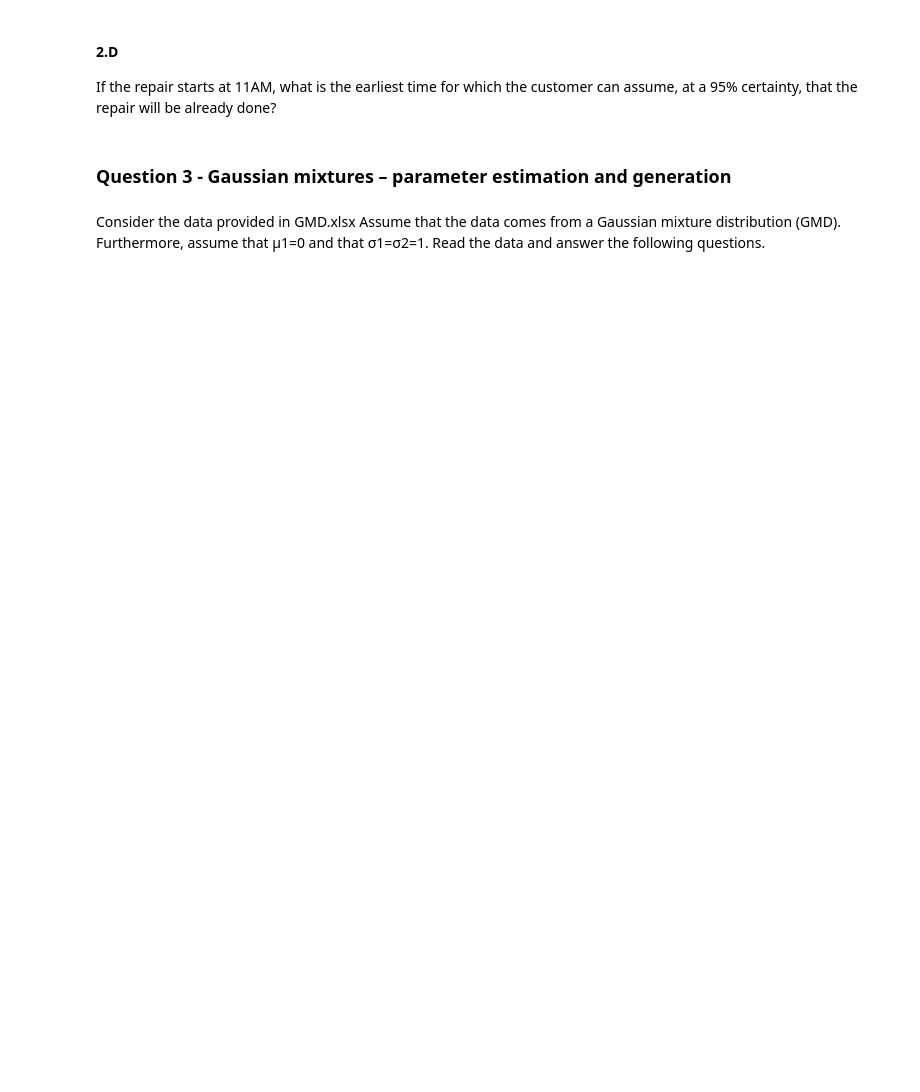
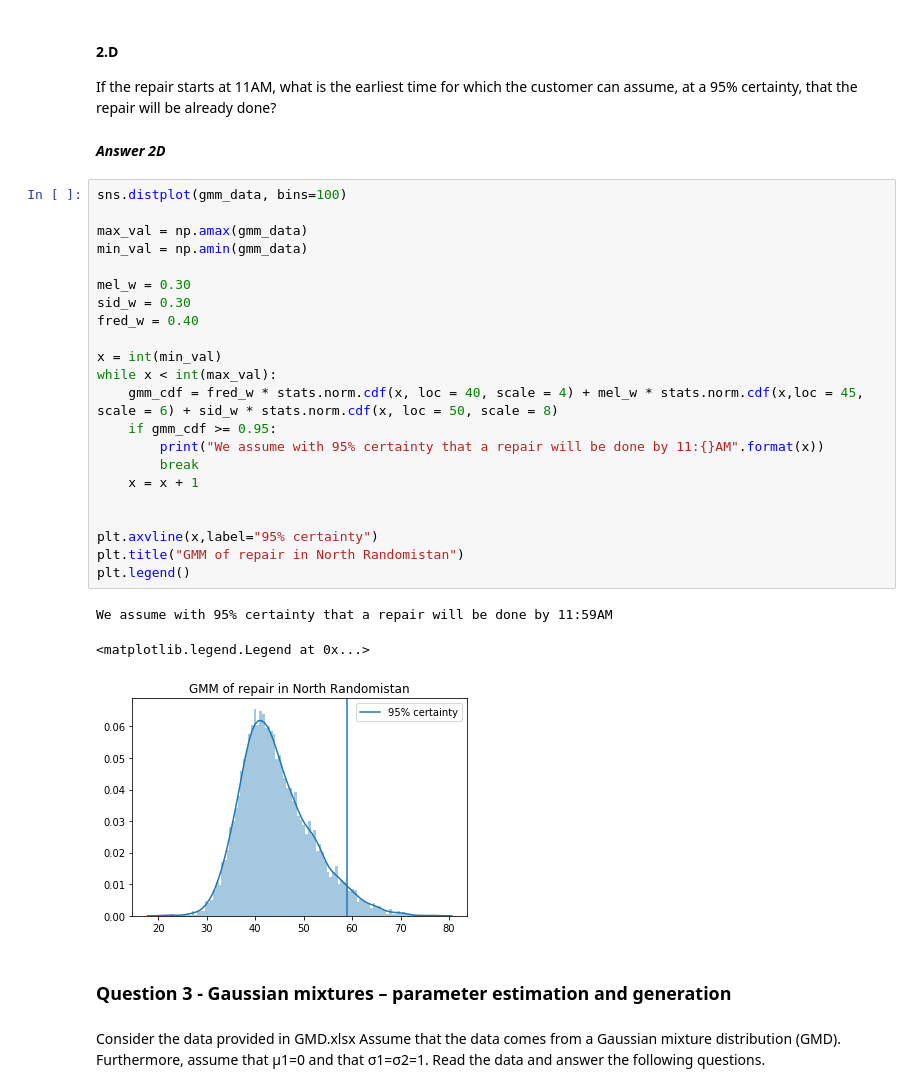
Before and after one commit to mayakerem/StatisticsDataAnalysis, a Jupyter notebook: HW2.ipynb, the cells around one changed output. Saved outputs shown, nothing was run; the diff lists cells and outputs as text; blank space fills up the shorter version.

```diff
--- a/HW2.ipynb
+++ b/HW2.ipynb
@@ -149,6 +191,34 @@ Let Φ denote the CDF of a standard normal random variable. Use Φ to express th
 #### 2.D
 
 If the repair starts at 11AM, what is the earliest time for which the customer can assume, at a 95% certainty, that the repair will be already done?
+# %% [markdown]
+*__Answer 2D__*
+# %%
+sns.distplot(gmm_data, bins=100)
+
+max_val = np.amax(gmm_data)
+min_val = np.amin(gmm_data)
+
+mel_w = 0.30
+sid_w = 0.30
+fred_w = 0.40
+
+x = int(min_val)
+while x < int(max_val):
+    gmm_cdf = fred_w * stats.norm.cdf(x, loc = 40, scale = 4) + mel_w * stats.norm.cdf(x,loc = 45, scale = 6) + sid_w * stats.norm.cdf(x, loc = 50, scale = 8)
+    if gmm_cdf >= 0.95:
+        print("We assume with 95% certainty that a repair will be done by 11:{}AM".format(x))
+        break
+    x = x + 1
+
+
+plt.axvline(x,label="95% certainty")
+plt.title("GMM of repair in North Randomistan")
+plt.legend()
+# %% [output]
+We assume with 95% certainty that a repair will be done by 11:59AM
+<matplotlib.legend.Legend at 0x...>
+[figure, added]
 # %% [markdown]
 ### Question 3 - Gaussian mixtures – parameter estimation and generation
 # %% [markdown]
```
Also changed, not shown: parts of 42 cells of this notebook.
